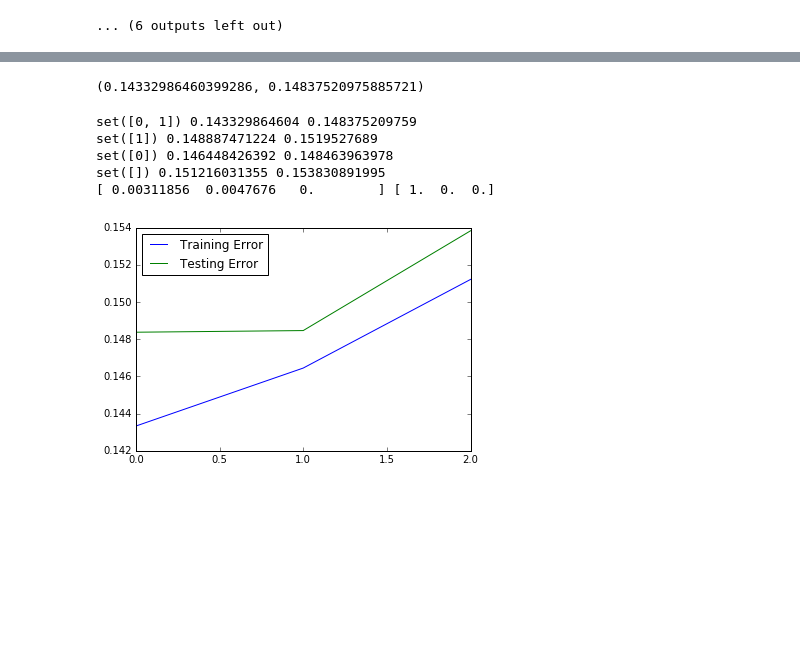
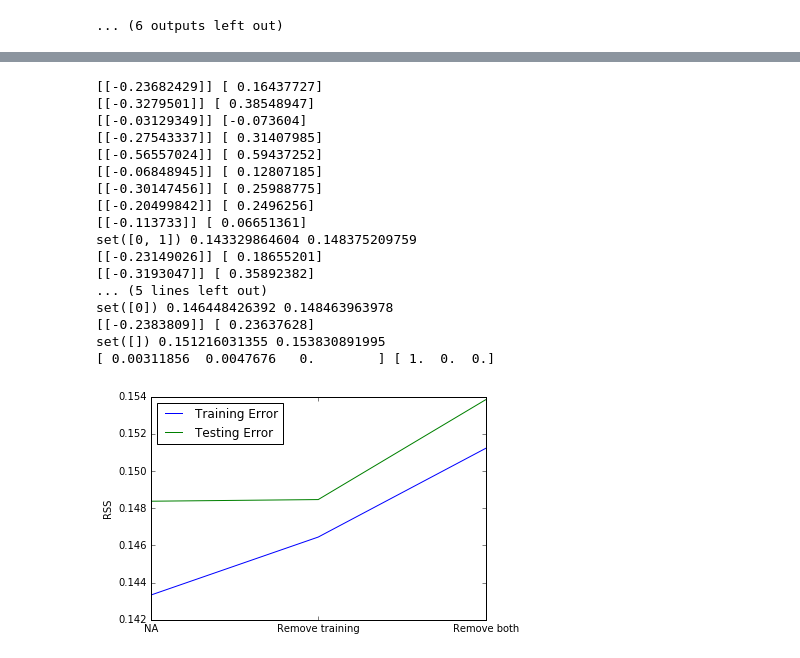
Before and after one commit to jtwangac/AM221_project, a Jupyter notebook: fit_date.ipynb, the cells around one changed output, grey strips where cells are left out. Drawn from its saved outputs; the diff is of its cells as text; code cells hidden in the pictures; blank space fills up the shorter version.

```diff
--- a/fit_date.ipynb
+++ b/fit_date.ipynb
@@ -186,6 +181,8 @@ def lr(features,train_X,train_y,test_X,test_y):
         train_X = train_X[:,-1].reshape(-1,1)
         test_X = test_X[:,-1].reshape(-1,1)
         model.fit(train_X,train_y)
+        print model.coef_,model.intercept_
+
         return mean_squared_error(model.predict(train_X),train_y),mean_squared_error(model.predict(test_X),test_y)
 
     train_err = 0.0
@@ -198,13 +195,12 @@ def lr(features,train_X,train_y,test_X,test_y):
         train_idx = np.where(train_vector==v)[0]
         test_idx = np.where(test_vector==v)[0]
         model.fit(train_X[train_idx],train_y[train_idx])
+        print model.coef_,model.intercept_
         train_err += np.sum((model.predict(train_X[train_idx])-train_y[train_idx])**2)
         if len(test_idx)!=0:
             test_err += np.sum((model.predict(test_X[test_idx])-test_y[test_idx])**2)
     return train_err/len(train_y),test_err/len(test_y)
-print lr(set(np.arange(2)),train_X,train_y,test_X,test_y)
+# print lr(set(np.arange(2)),train_X,train_y,test_X,test_y)
-# %% [output]
-(0.14332986460399286, 0.14837520975885721)
 # %%
 train_r = np.zeros(3)
 test_r = np.zeros(3)
@@ -214,32 +210,46 @@ train_err,test_err=lr(feature_set,train_X,train_y,test_X,test_y)
 print feature_set,train_err,test_err
 train_r[0] = train_err
 test_r[0] = test_err
 removed = np.zeros(3)
 for i in range(2):
     dr = 100
     f = 0
     for s in feature_set:
         feature_set.remove(s)
         train_err,test_err=lr(feature_set,train_X,train_y,test_X,test_y)
         print feature_set,train_err,test_err
         if train_err-train_r[i]<dr:
             dr = train_err-train_r[i]
             train_r[i+1] = train_err
             test_r[i+1] = test_err
             f = s;
         feature_set.add(s)
     r[i] = train_r[i+1]-train_r[i]
     feature_set.remove(f)
     removed[i]=f
 print r,removed
 plt.plot(np.arange(3),train_r,label='Training Error')
 plt.plot(np.arange(3),test_r,label = 'Testing Error')
+plt.xticks(np.arange(3),['NA','Remove training','Remove both'])
+plt.ylabel('RSS')
 plt.legend(loc='best')
 plt.show()
 # %% [output]
+[[-0.23682429]] [ 0.16437727]
+[[-0.3279501]] [ 0.38548947]
+[[-0.03129349]] [-0.073604]
+[[-0.27543337]] [ 0.31407985]
+[[-0.56557024]] [ 0.59437252]
+[[-0.06848945]] [ 0.12807185]
+[[-0.30147456]] [ 0.25988775]
+[[-0.20499842]] [ 0.2496256]
+[[-0.113733]] [ 0.06651361]
 set([0, 1]) 0.143329864604 0.148375209759
-set([1]) 0.148887471224 0.1519527689
+[[-0.23149026]] [ 0.18655201]
+[[-0.3193047]] [ 0.35892382]
+... (5 lines left out)
 set([0]) 0.146448426392 0.148463963978
+[[-0.2383809]] [ 0.23637628]
 set([]) 0.151216031355 0.153830891995
 [ 0.00311856  0.0047676   0.        ] [ 1.  0.  0.]
-[figure, old version]
+[figure, new version]
```
Also changed, not shown: parts of 5 cells of this notebook, 13 other files.
